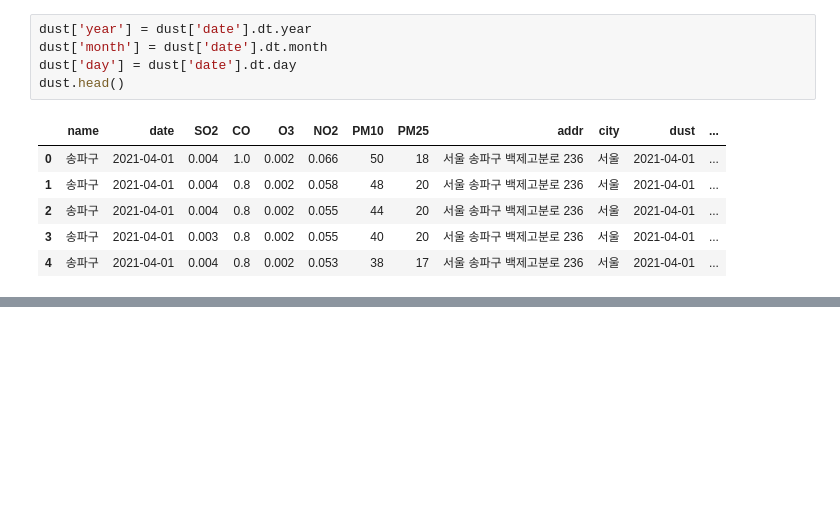
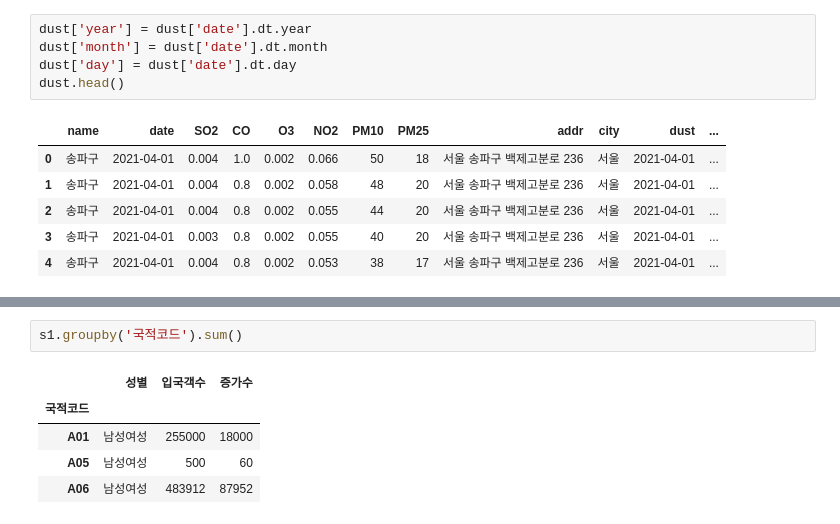
Before and after one commit to biiiing-lab/2024_Data_Analysis_Boot_Camp, a Jupyter notebook: CH03_Pandas/pandas_basic.ipynb, the cells around one changed output, grey strips where cells are left out. Saved outputs shown, nothing was run; the diff lists cells and outputs as text; blank space fills up the shorter version.

```diff
--- a/CH03_Pandas/pandas_basic.ipynb
+++ b/CH03_Pandas/pandas_basic.ipynb
@@ -360,0 +384,8 @@ dust.head()
+# %%
+s1.groupby('국적코드').sum()
+# %% [output]
+|  | 성별 | 입국객수 | 증가수 |
+| 국적코드 |  |  |  |
+| A01 | 남성여성 | 255000 | 18000 |
+| A05 | 남성여성 | 500 | 60 |
+| A06 | 남성여성 | 483912 | 87952 |
```
Also changed, not shown: parts of 3 cells of this notebook.
